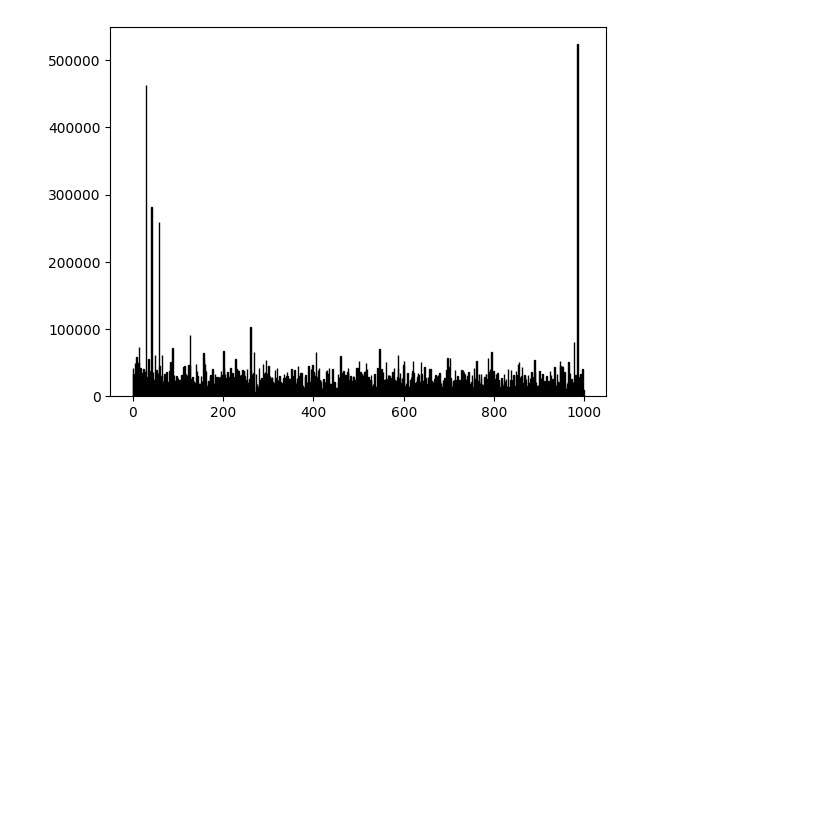
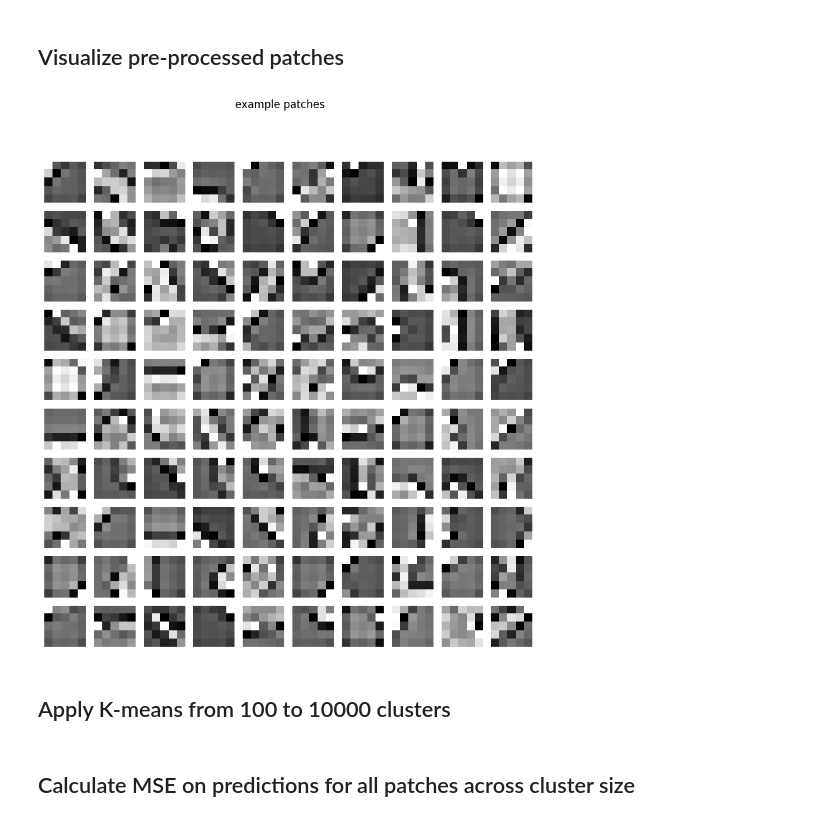
Before and after one commit to zbalkhy/EEC289, a Jupyter notebook: hw1/hw1.ipynb, the cells around one changed output. Cells and saved outputs as stored; diff of their text form; code cells hidden in the pictures; blank space fills up the shorter version.

```diff
--- a/hw1/hw1.ipynb
+++ b/hw1/hw1.ipynb
@@ -127 +110,17 @@ ValueError: Type must be a sub-type of ndarray type
+# %%
+whitened_patches, mean, whitening_matrix = preprocess_patches(patches)
+# %% [markdown]
+## Visualize pre-processed patches
+# %%
+fig, axes = plt.subplots(10, 10, figsize=(10, 10))
+for i in range(sample_patch_idx.shape[0]):
+    ax = axes[i//10, i%10]
+    ax.imshow(whitened_patches[sample_patch_idx[i]].reshape(5, 5), cmap='grey')
+    ax.axis('off')
+plt.suptitle('example patches')
+plt.show()
+# %% [output]
+[figure, added]
+# %% [markdown]
+## Apply K-means from 100 to 10000 clusters
 # %%
@@ -131,5 +149,0 @@ prediction = kmeans_100.predict(patch_vectors)
-# %%
-plt.hist(prediction, bins=1000, color='skyblue', edgecolor='black')
-plt.show()
-# %% [output]
-[figure, removed]
@@ -135,0 +162,2 @@ plt.show()
+# %% [markdown]
+## Calculate MSE on predictions for all patches across cluster size
```
Also changed, not shown: parts of 31 cells of this notebook, 1 other file.
